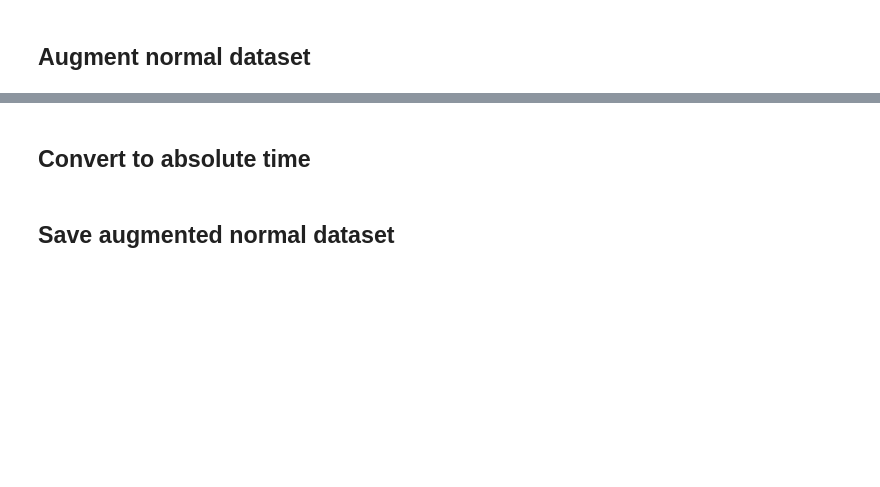
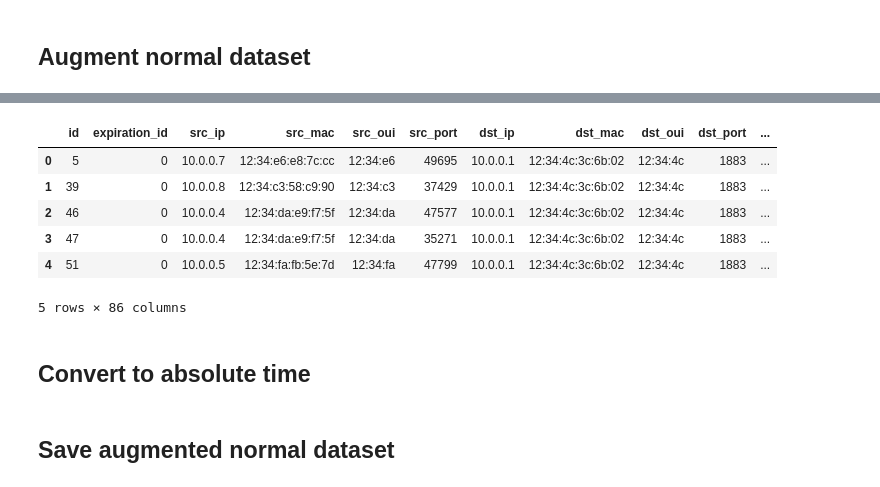
Before and after one commit to merie-san/Attack-Scenario-Reconstruction, a Jupyter notebook: jupyter notebook/attack_normal_merging.ipynb, the cells around one changed output, grey strips where cells are left out. Cells and saved outputs as stored; diff of their text form; code cells hidden in the pictures; blank space fills up the shorter version.

```diff
--- a/jupyter notebook/attack_normal_merging.ipynb
+++ b/jupyter notebook/attack_normal_merging.ipynb
@@ -244,7 +473,13 @@ normal_train
 # %%
-dfs = [normal_test]
-for i in range(1, 500):
-    dfs.append(generate_dataframe(dfs[0], dfs[i-1]["bidirectional_last_seen_ms"].max(), 500))
+normal_test_dfs = [normal_test_ipv4]
+for i in range(1, N_REPS):
+    normal_test_dfs.append(
+        generate_dataframe(
+            normal_test_dfs[0],
+            normal_test_dfs[i - 1]["bidirectional_last_seen_ms"].max(),
+            N_REPS,
+        )
+    )
 # %%
-normal_test=pd.concat(dfs, ignore_index=True)
-normal_test.info()
+normal_test_aug = pd.concat(normal_test_dfs, ignore_index=True)
+normal_test_aug.info()
@@ -251,5 +504,13 @@ normal_test.info()
 # %%
-normal_test
+normal_test_aug.head()
+# %% [output]
+|  | id | expiration_id | src_ip | src_mac | src_oui | src_port | dst_ip | dst_mac | dst_oui | dst_port | ... |
+| 0 | 5 | 0 | 10.0.0.7 | 12:34:e6:e8:7c:cc | 12:34:e6 | 49695 | 10.0.0.1 | 12:34:4c:3c:6b:02 | 12:34:4c | 1883 | ... |
+| 1 | 39 | 0 | 10.0.0.8 | 12:34:c3:58:c9:90 | 12:34:c3 | 37429 | 10.0.0.1 | 12:34:4c:3c:6b:02 | 12:34:4c | 1883 | ... |
+| 2 | 46 | 0 | 10.0.0.4 | 12:34:da:e9:f7:5f | 12:34:da | 47577 | 10.0.0.1 | 12:34:4c:3c:6b:02 | 12:34:4c | 1883 | ... |
+| 3 | 47 | 0 | 10.0.0.4 | 12:34:da:e9:f7:5f | 12:34:da | 35271 | 10.0.0.1 | 12:34:4c:3c:6b:02 | 12:34:4c | 1883 | ... |
+| 4 | 51 | 0 | 10.0.0.5 | 12:34:fa:fb:5e:7d | 12:34:fa | 47799 | 10.0.0.1 | 12:34:4c:3c:6b:02 | 12:34:4c | 1883 | ... |
+5 rows × 86 columns
 # %% [markdown]
 ## Convert to absolute time
 # %%
```
Also changed, not shown: parts of 70 cells of this notebook, 7 other files.
